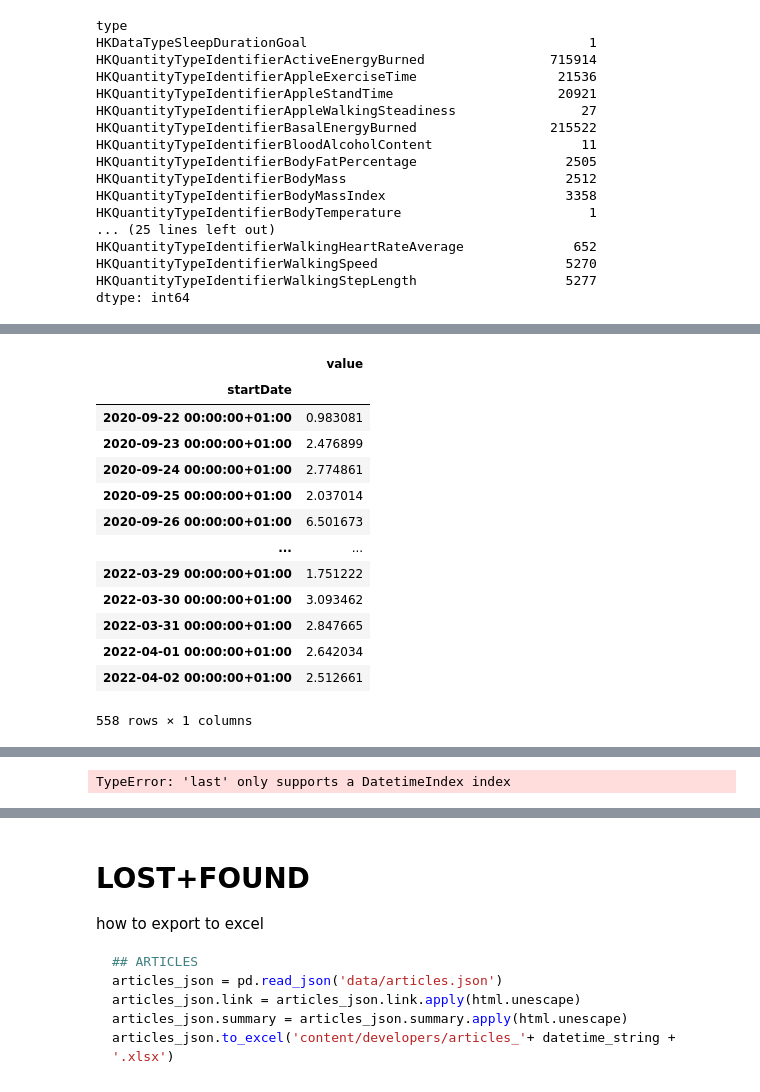
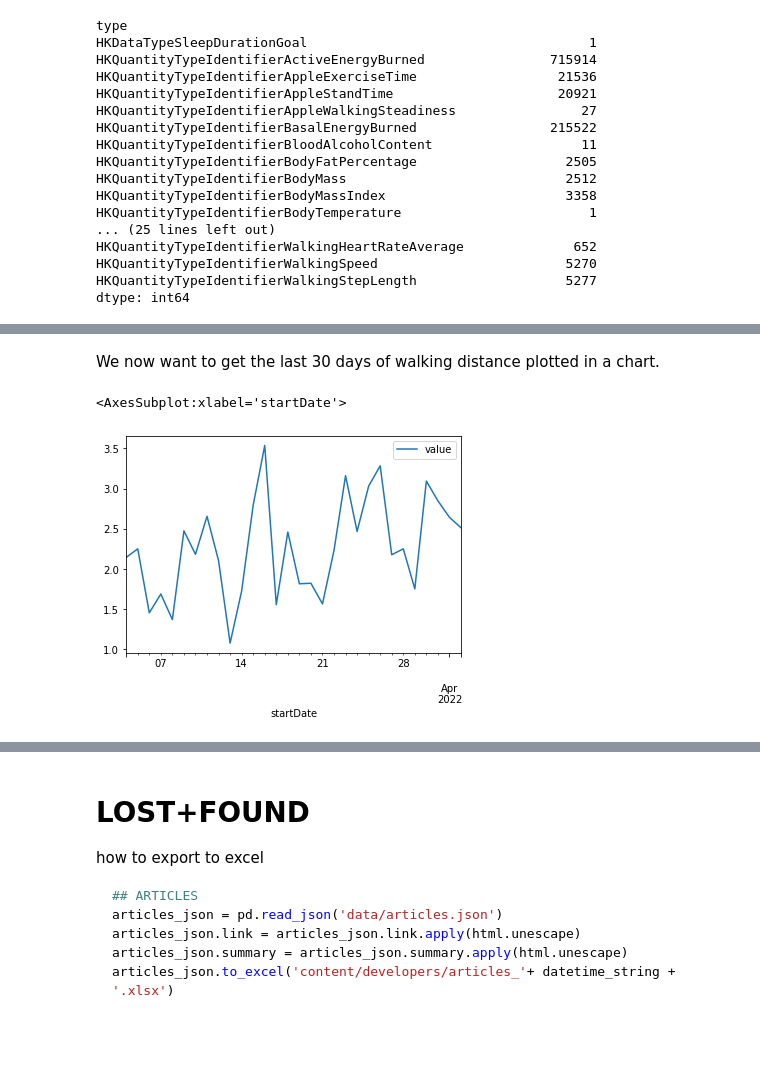
Before and after one commit to brunoamaral/mobility-report, a Jupyter notebook: mobility-report.ipynb, the cells around one changed output, grey strips where cells are left out. Drawn from its saved outputs; the diff is of its cells as text; code cells hidden in the pictures; blank space fills up the shorter version.

Commit message:
plotting walking asymmetry + walking distance

```diff
--- a/mobility-report.ipynb
+++ b/mobility-report.ipynb
@@ -261,32 +282,16 @@ walking_distance = walking_distance.loc[walking_distance['sourceName']==apple_wa
-# %%
-walking_distance_day=walking_distance.groupby(pd.Grouper(key='startDate', freq='D')).sum()
-
-walking_distance_day
-# %% [output]
-|  | value |
-| startDate |  |
-| 2020-09-22 00:00:00+01:00 | 0.983081 |
-| 2020-09-23 00:00:00+01:00 | 2.476899 |
-| 2020-09-24 00:00:00+01:00 | 2.774861 |
-| 2020-09-25 00:00:00+01:00 | 2.037014 |
-| 2020-09-26 00:00:00+01:00 | 6.501673 |
-| ... | ... |
-| 2022-03-29 00:00:00+01:00 | 1.751222 |
-| 2022-03-30 00:00:00+01:00 | 3.093462 |
-| 2022-03-31 00:00:00+01:00 | 2.847665 |
-| 2022-04-01 00:00:00+01:00 | 2.642034 |
-| 2022-04-02 00:00:00+01:00 | 2.512661 |
-558 rows × 1 columns
 # %% [markdown]
 We tested the values by looking at them side by side with the charts in the iOS app and they match, apart from the fact that the numbers shown to the user are rounded down.
 
 ![](./images/2022-04-03_00.51.09.jpg)
+# %% [markdown]
+We now want to get the last 30 days of walking distance plotted in a chart.
 # %%
 import matplotlib.pyplot as plt
 
-walking_distance.last('6M').plot()
+walking_distance_day.last('30D').plot()
 # %% [output]
-TypeError: 'last' only supports a DatetimeIndex index
+<AxesSubplot:xlabel='startDate'>
+[figure, added]
 # %% [markdown]
 # Joining related data to assess mobility
 
```
Also changed, not shown: parts of 12 cells of this notebook.
